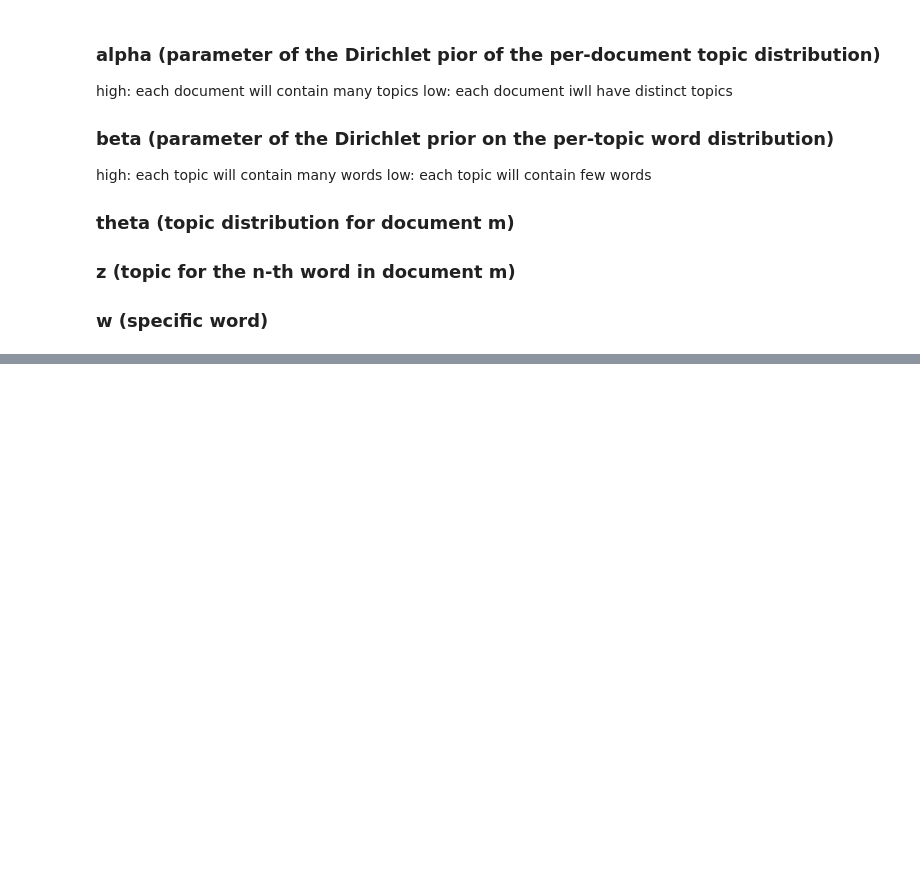
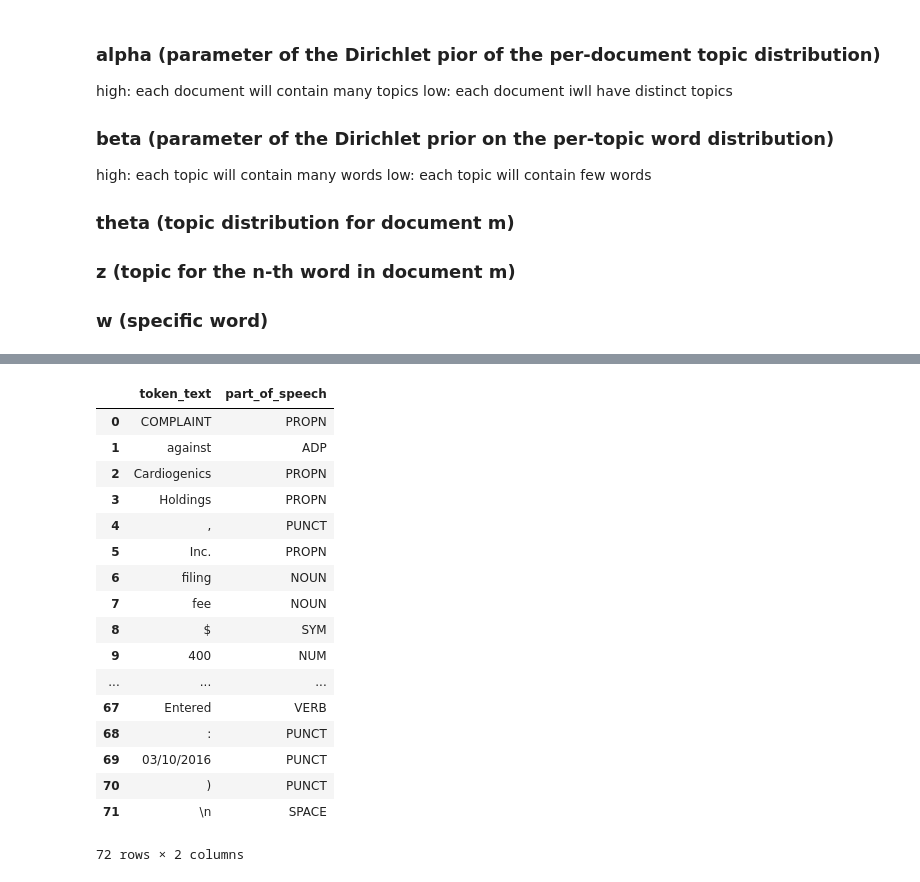
Before and after one commit to a35931chi/AI-Paralegal, a Jupyter notebook: application to docket texts.ipynb, the cells around one changed output, grey strips where cells are left out. Cells and saved outputs as stored; diff of their text form; code cells hidden in the pictures; blank space fills up the shorter version.

```diff
--- a/application to docket texts.ipynb
+++ b/application to docket texts.ipynb
@@ -39,0 +40,15 @@ low: each topic will contain few words
+# %%
+#all the required libraries
+import pandas as pd
+from bs4 import BeautifulSoup
+
+import os
+import codecs
+import itertools as it
+
+import spacy
+nlp = spacy.load('en')
+
+from gensim.models import Phrases #seems like this is slower, but Phaser was not compatible to our code? need some research
+from gensim.models.word2vec import LineSentence
+from spacy.lang.en.stop_words import STOP_WORDS
@@ -39,0 +225,24 @@ low: each topic will contain few words
+# %%
+token_text = [token.orth_ for token in parsed_review] #Verbatim text content
+token_pos = [token.pos_ for token in parsed_review] #part-of-speech.
+
+pd.DataFrame(list(zip(token_text, token_pos)), columns=['token_text', 'part_of_speech'])
+# %% [output]
+|  | token_text | part_of_speech |
+| 0 | COMPLAINT | PROPN |
+| 1 | against | ADP |
+| 2 | Cardiogenics | PROPN |
+| 3 | Holdings | PROPN |
+| 4 | , | PUNCT |
+| 5 | Inc. | PROPN |
+| 6 | filing | NOUN |
+| 7 | fee | NOUN |
+| 8 | $ | SYM |
+| 9 | 400 | NUM |
+| ... | ... | ... |
+| 67 | Entered | VERB |
+| 68 | : | PUNCT |
+| 69 | 03/10/2016 | PUNCT |
+| 70 | ) | PUNCT |
+| 71 | \n | SPACE |
+72 rows × 2 columns
```
Also changed, not shown: parts of 15 cells of this notebook, 14 other files.
